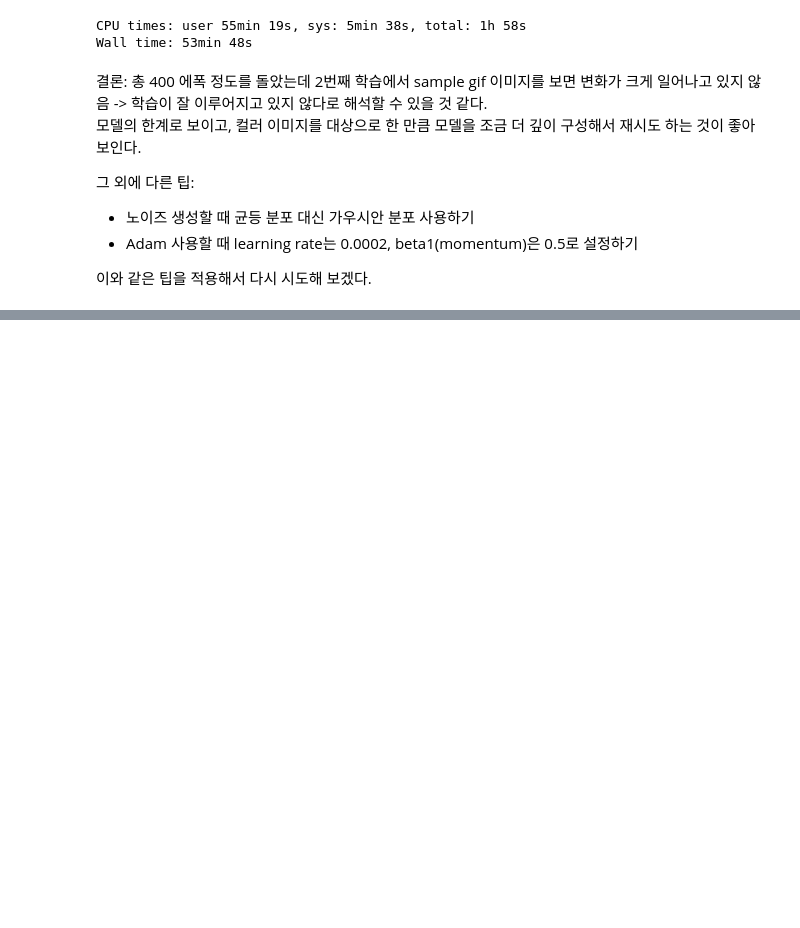
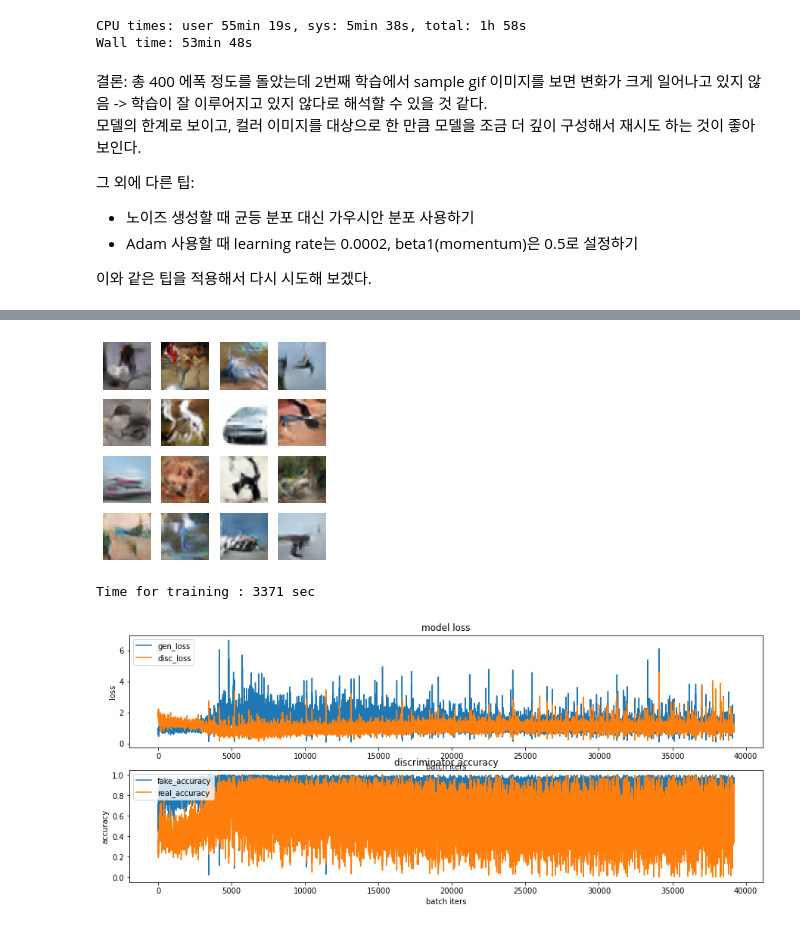
Before and after one commit to 8Chatea8/Aiffel_Exploration, a Jupyter notebook: Ex04/CIFAR10_image_generation.ipynb, the cells around one changed output, grey strips where cells are left out. Drawn from its saved outputs; the diff is of its cells as text; code cells hidden in the pictures; blank space fills up the shorter version.

Commit message:
update ex04 and upload sample images, train history figure

```diff
--- a/Ex04/CIFAR10_image_generation.ipynb
+++ b/Ex04/CIFAR10_image_generation.ipynb
@@ -341,7 +338,7 @@ def train(dataset, epochs, save_every):
 
         draw_train_history(history, epoch)
 # %%
-save_every = 5
+save_every = 10
 EPOCHS = 200
 # %%
 %%time
@@ -428,0 +548,7 @@ with imageio.get_writer(anim_file, mode='I') as writer:
+# %%
+%%time
+train(train_dataset, EPOCHS, save_every)
+# %% [output]
+[figure, added]
+Time for training : 3371 sec
+[figure, added]
```
Also changed, not shown: parts of 16 cells of this notebook, 5 other files.
